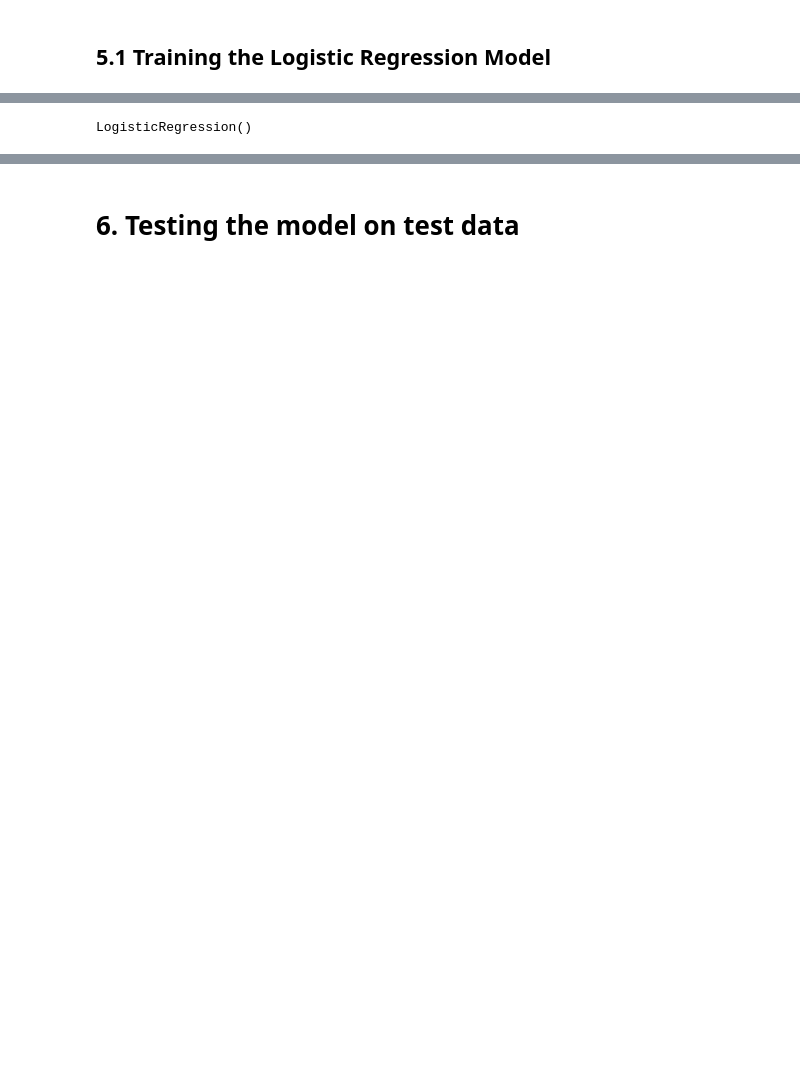
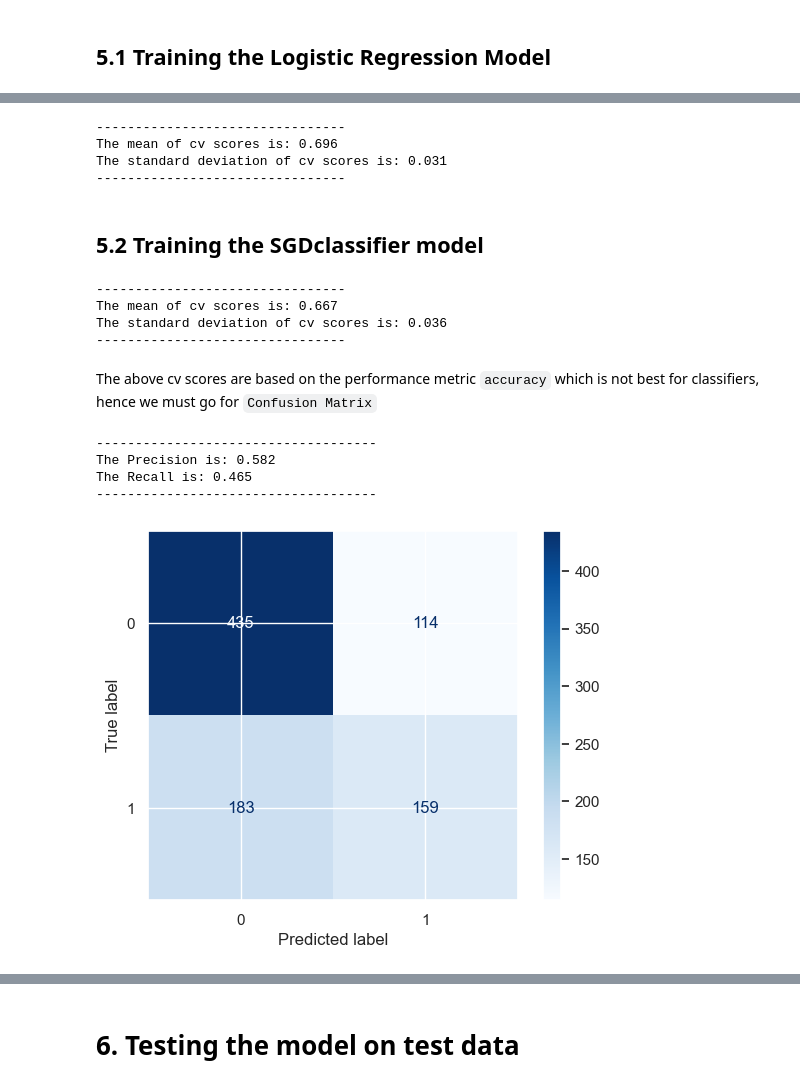
Before and after one commit to Om-S-Yeole/Titanic-Competition, a Jupyter notebook: Titanic Model Training.ipynb, the cells around one changed output, grey strips where cells are left out. Saved outputs shown, nothing was run; the diff lists cells and outputs as text; code cells hidden in the pictures; blank space fills up the shorter version.

Commit message:
Checked the SGDclassifier with its performance measures

```diff
--- a/Titanic Model Training.ipynb
+++ b/Titanic Model Training.ipynb
@@ -155,7 +155,7 @@ def DataPreparer(raw_data):
     if('Survived' in raw_data.columns.values): ## Use to differential wether the raw_data is training data or it is test data. If survived is present as a column in the raw_data then the data is of the training
         raw_data = raw_data[['Survived', 'Age', 'Fare', 'Pclass', 'SibSp', 'Parch']]
         train_x = raw_data.drop(['Survived'], axis=1)
-        train_y = raw_data[['Survived']]
+        train_y = raw_data['Survived']
         processed_train_x = CommonProcessing(train_x)
         train_imputer = SimpleImputer(strategy='median')
         processed_train_x = pd.DataFrame(train_imputer.fit_transform(processed_train_x), columns=['Age', 'Fare', 'SibSp', 'Parch', 'Pclass'])
@@ -193,7 +207,55 @@ memory usage: 34.9 KB
 # %%
 from sklearn.linear_model import LogisticRegression
+from sklearn.model_selection import StratifiedKFold, cross_val_score
 
+stratified_cv = StratifiedKFold(n_splits=5)
 logit_reg = LogisticRegression()
-logit_reg.fit(train_x, train_y)
+
+logit_cv_scores = cross_val_score(estimator=logit_reg, X=train_x, y=train_y, cv=stratified_cv)
+
+cross_validation_results_summary(logit_cv_scores)
 # %% [output]
-LogisticRegression()
+--------------------------------
+The mean of cv scores is: 0.696
+The standard deviation of cv scores is: 0.031
+--------------------------------
+# %% [markdown]
+## 5.2 Training the SGDclassifier model
+# %%
+from sklearn.linear_model import SGDClassifier
+
+sgd_clf = SGDClassifier(random_state=42)
+
+sgd_cv_scores = cross_val_score(estimator=sgd_clf, X=train_x, y=train_y, cv=stratified_cv)
+
+cross_validation_results_summary(sgd_cv_scores)
+# %% [output]
+--------------------------------
+The mean of cv scores is: 0.667
+The standard deviation of cv scores is: 0.036
+--------------------------------
+# %% [markdown]
+The above cv scores are based on the performance metric `accuracy` which is not best for classifiers, hence we must go for `Confusion Matrix`
+# %%
+# Function to Create Confusion Matrix
+from sklearn.metrics import confusion_matrix, ConfusionMatrixDisplay, precision_score, recall_score
+
+def Confusion_Matrix_Creator(actual_labels, predicted_lables):
+    conf_matrix = confusion_matrix(actual_labels, predicted_lables)
+    disp = ConfusionMatrixDisplay(conf_matrix)
+    disp.plot(cmap='Blues')
+    print(f"------------------------------------")
+    print(f"The Precision is: {round(precision_score(actual_labels, predicted_lables), 3)}")
+    print(f"The Recall is: {round(recall_score(actual_labels, predicted_lables), 3)}")
+    print(f"------------------------------------")
+# %%
+from sklearn.model_selection import cross_val_predict
+
+sgd_predictions = cross_val_predict(estimator=sgd_clf, X=train_x, y=train_y, cv=stratified_cv)
+Confusion_Matrix_Creator(train_y, sgd_predictions)
+# %% [output]
+------------------------------------
+The Precision is: 0.582
+The Recall is: 0.465
+------------------------------------
+[figure, added]
```
Also changed, not shown: parts of 10 cells of this notebook.
